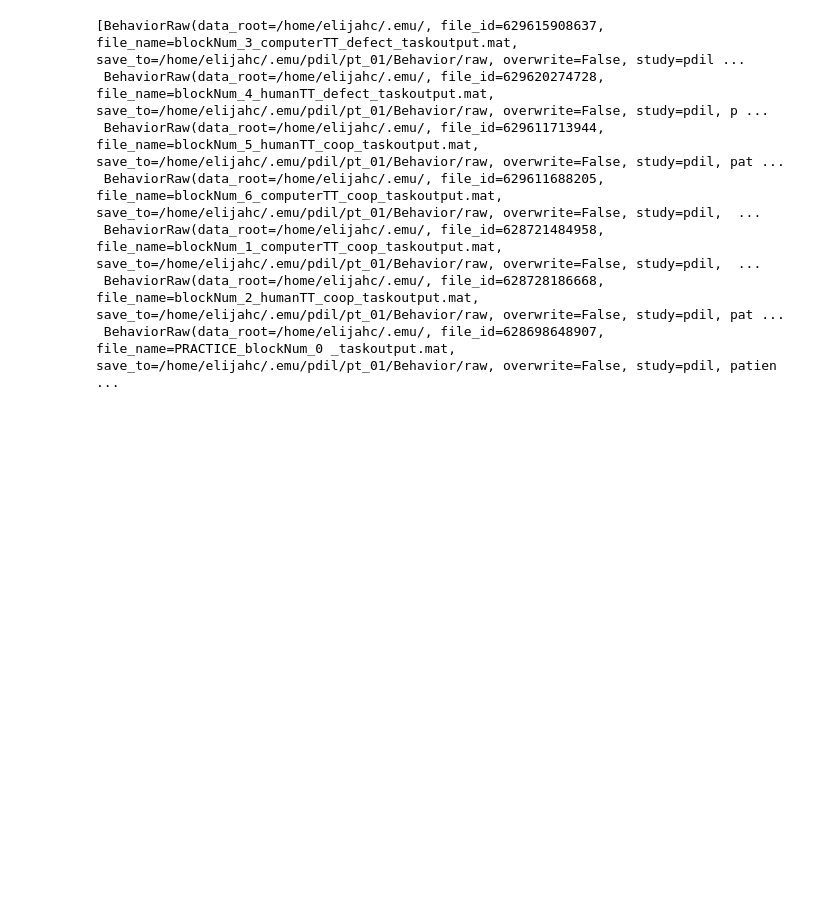
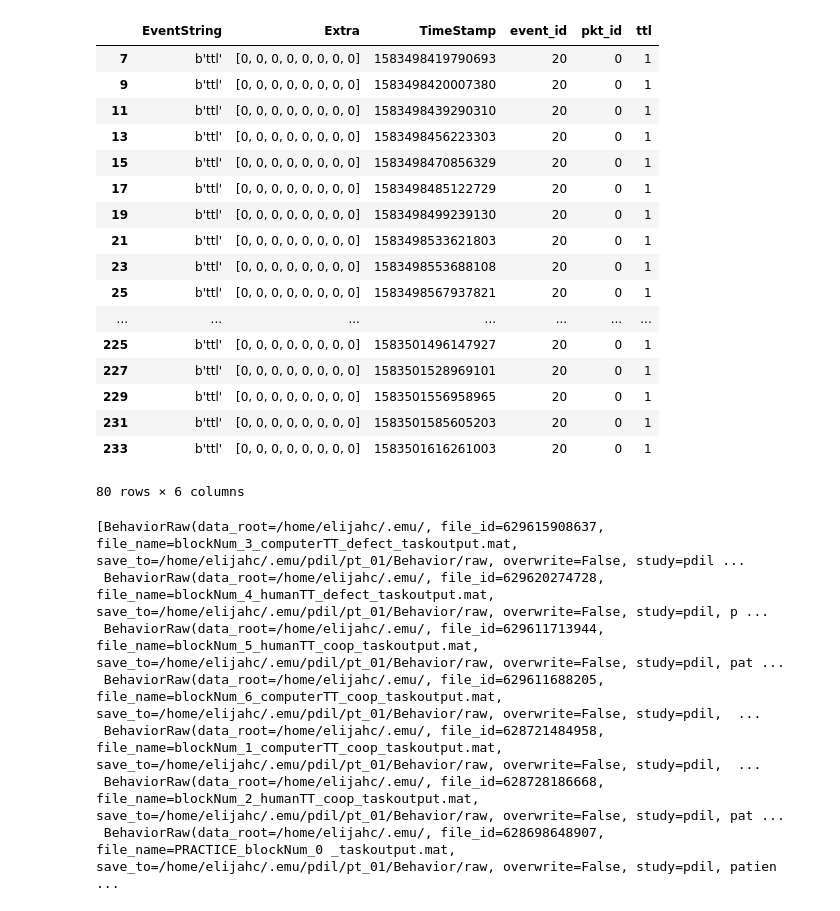
Before and after one commit to elijahc/emu, a Jupyter notebook: notebooks/behavioral/download_behavior.ipynb, the cells around one changed output. Drawn from its saved outputs; the diff is of its cells as text; code cells hidden in the pictures; blank space fills up the shorter version.

```diff
--- a/notebooks/behavioral/download_behavior.ipynb
+++ b/notebooks/behavioral/download_behavior.ipynb
@@ -63,0 +123,3 @@ This progress looks :) because there were no failed tasks or missing dependencie
+# %%
+seeg_root = '/home/elijahc/.emu/pdil/pt_01/SEEG/raw'
+ev = nlx.load_nev(os.path.join(seeg_root,'Events.nev'))
@@ -63,0 +128,22 @@ This progress looks :) because there were no failed tasks or missing dependencie
+# %%
+ev = pd.DataFrame.from_records(nev_as_records(nlx.load_nev(os.path.join(seeg_root,'Events.nev'))))
+ev[ev.ttl==1]
+# %% [output]
+|  | EventString | Extra | TimeStamp | event_id | pkt_id | ttl |
+| 7 | b'ttl' | [0, 0, 0, 0, 0, 0, 0, 0] | 1583498419790693 | 20 | 0 | 1 |
+| 9 | b'ttl' | [0, 0, 0, 0, 0, 0, 0, 0] | 1583498420007380 | 20 | 0 | 1 |
+| 11 | b'ttl' | [0, 0, 0, 0, 0, 0, 0, 0] | 1583498439290310 | 20 | 0 | 1 |
+| 13 | b'ttl' | [0, 0, 0, 0, 0, 0, 0, 0] | 1583498456223303 | 20 | 0 | 1 |
+| 15 | b'ttl' | [0, 0, 0, 0, 0, 0, 0, 0] | 1583498470856329 | 20 | 0 | 1 |
+| 17 | b'ttl' | [0, 0, 0, 0, 0, 0, 0, 0] | 1583498485122729 | 20 | 0 | 1 |
+| 19 | b'ttl' | [0, 0, 0, 0, 0, 0, 0, 0] | 1583498499239130 | 20 | 0 | 1 |
+| 21 | b'ttl' | [0, 0, 0, 0, 0, 0, 0, 0] | 1583498533621803 | 20 | 0 | 1 |
+| 23 | b'ttl' | [0, 0, 0, 0, 0, 0, 0, 0] | 1583498553688108 | 20 | 0 | 1 |
+| 25 | b'ttl' | [0, 0, 0, 0, 0, 0, 0, 0] | 1583498567937821 | 20 | 0 | 1 |
+| ... | ... | ... | ... | ... | ... | ... |
+| 225 | b'ttl' | [0, 0, 0, 0, 0, 0, 0, 0] | 1583501496147927 | 20 | 0 | 1 |
+| 227 | b'ttl' | [0, 0, 0, 0, 0, 0, 0, 0] | 1583501528969101 | 20 | 0 | 1 |
+| 229 | b'ttl' | [0, 0, 0, 0, 0, 0, 0, 0] | 1583501556958965 | 20 | 0 | 1 |
+| 231 | b'ttl' | [0, 0, 0, 0, 0, 0, 0, 0] | 1583501585605203 | 20 | 0 | 1 |
+| 233 | b'ttl' | [0, 0, 0, 0, 0, 0, 0, 0] | 1583501616261003 | 20 | 0 | 1 |
+80 rows × 6 columns
```
Also changed, not shown: parts of 10 cells of this notebook, 7 other files.
